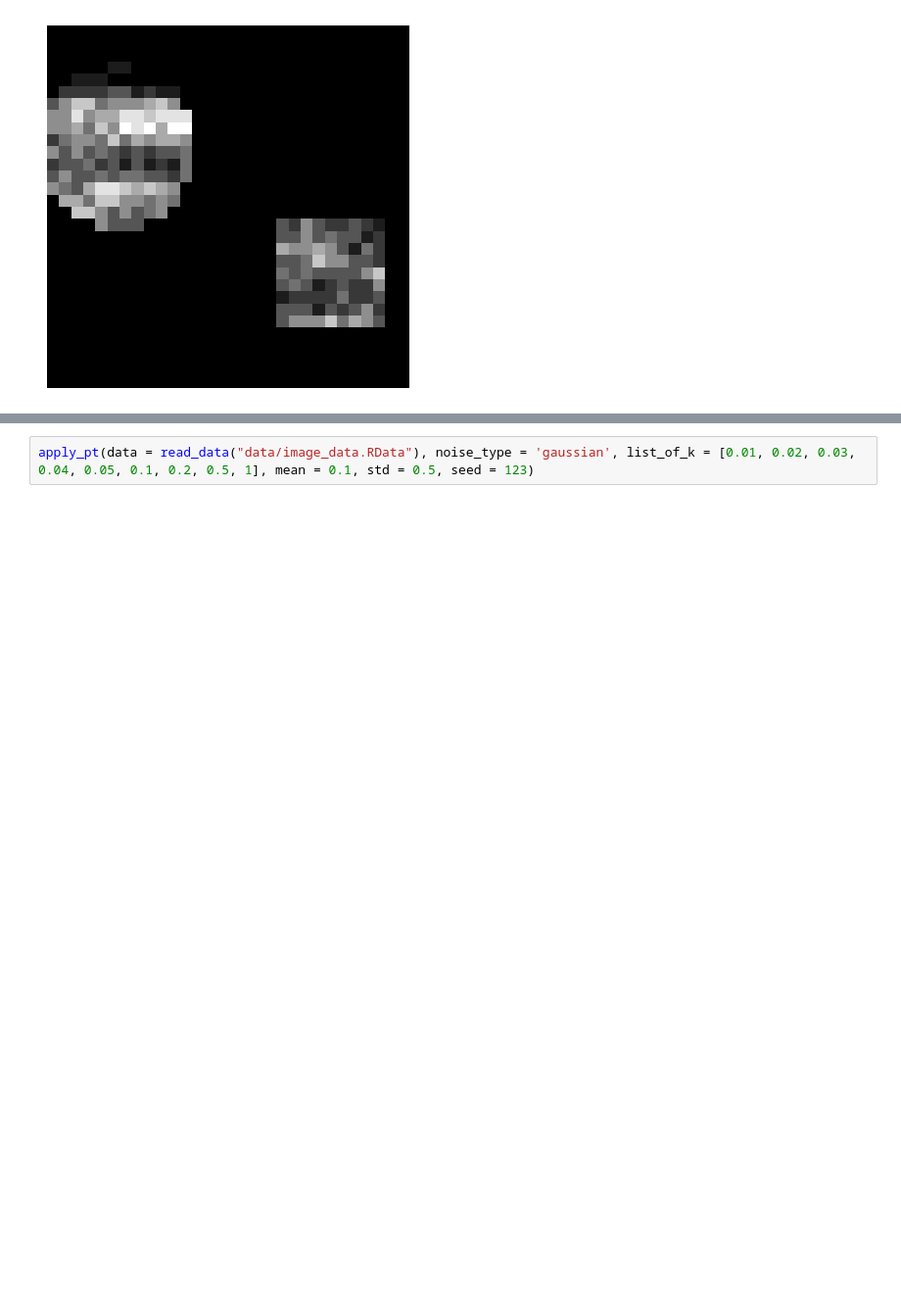
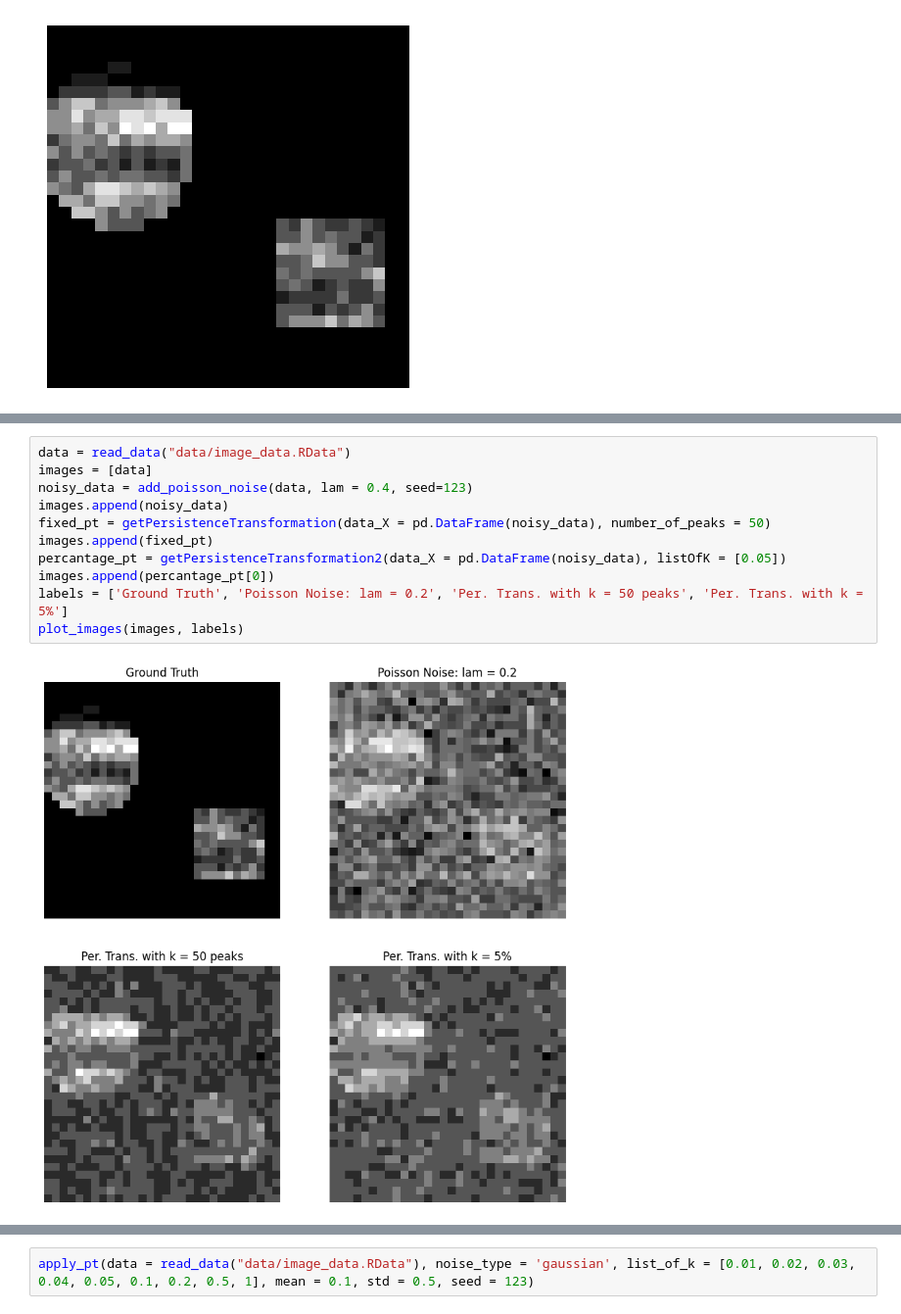
Before and after one commit to klailag/SupervisedTDAMethodForMALDI, a Jupyter notebook: Paper revision/simulation from r.ipynb, the cells around one changed output, grey strips where cells are left out. Shown: that part at 98% size. Saved outputs shown, nothing was run; the diff lists cells and outputs as text; blank space fills up the shorter version.

```diff
--- a/Paper revision/simulation from r.ipynb
+++ b/Paper revision/simulation from r.ipynb
@@ -313,0 +354,13 @@ maldi_image[row, col] = np.round(avg_value * 255).astype(np.uint8)
+# %%
+data = read_data("data/image_data.RData")
+images = [data]
+noisy_data = add_poisson_noise(data, lam = 0.4, seed=123)
+images.append(noisy_data)
+fixed_pt = getPersistenceTransformation(data_X = pd.DataFrame(noisy_data), number_of_peaks = 50)
+images.append(fixed_pt)
+percantage_pt = getPersistenceTransformation2(data_X = pd.DataFrame(noisy_data), listOfK = [0.05])
+images.append(percantage_pt[0])
+labels = ['Ground Truth', 'Poisson Noise: lam = 0.2', 'Per. Trans. with k = 50 peaks', 'Per. Trans. with k = 5%']
+plot_images(images, labels)
+# %% [output]
+[figure, added]
```
Also changed, not shown: parts of 8 cells of this notebook, 12 other files.
